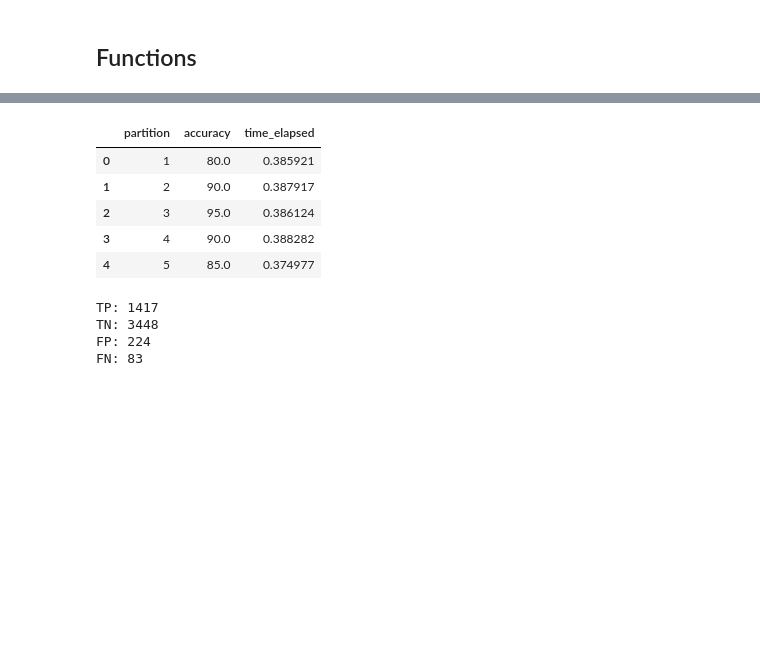
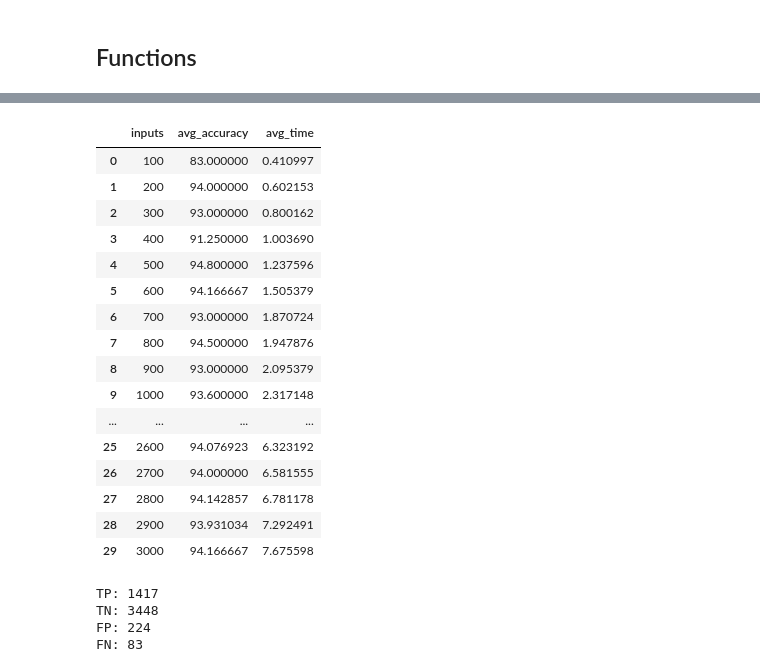
Before and after one commit to Velavee/bayes-spam-filter, a Jupyter notebook: spam-filter.ipynb, the cells around one changed output, grey strips where cells are left out. Saved outputs shown, nothing was run; the diff lists cells and outputs as text; code cells hidden in the pictures; blank space fills up the shorter version.

Commit message:
feat: loop through input sizes in a function

```diff
--- a/spam-filter.ipynb
+++ b/spam-filter.ipynb
@@ -93,6 +93,21 @@ def build_confusion_matrix(data):
             confusion_matrix['result'].append('FP')
 
     return confusion_matrix
+# %%
+def perform_input_experiment(data):
+    experiment_results = { 'inputs': [], 'avg_accuracy': [], 'avg_time':[] }
+
+    for i in range(100,3001,100):
+        email_subset = data.sample(n = i)
+
+        nb_subset = NB_Model(email_subset)
+        subset_run = nb_subset.run_partitions()
+        subset_run_table = pd.DataFrame(data = nb_subset.time_accuracy_results)
+        experiment_results['inputs'].append(i)
+        experiment_results['avg_accuracy'].append(subset_run_table['accuracy'].mean())
+        experiment_results['avg_time'].append(subset_run_table['time_elapsed'].mean())
+
+    return pd.DataFrame(data = experiment_results)
 # %%
 class NB_Model:
     def __init__(self, data):
@@ -227,21 +234,24 @@ STOP WORDS INCLUDED
 # %%
-# Select 100 random emails
-# for i in range(100,3001,100):
-email_subset = df.sample(n = 100)
-
-nb_subset = NB_Model(email_subset)
-subset_run = nb_subset.run_partitions()
-pd.DataFrame(data = nb_subset.time_accuracy_results)
-
-# Run NB_Model
-# Record results noting # of inputs
+input_experiment_results = perform_input_experiment(df)
+input_experiment_results
 # %% [output]
-|  | partition | accuracy | time_elapsed |
-| 0 | 1 | 80.0 | 0.385921 |
-| 1 | 2 | 90.0 | 0.387917 |
-| 2 | 3 | 95.0 | 0.386124 |
-| 3 | 4 | 90.0 | 0.388282 |
-| 4 | 5 | 85.0 | 0.374977 |
+|  | inputs | avg_accuracy | avg_time |
+| 0 | 100 | 83.000000 | 0.410997 |
+| 1 | 200 | 94.000000 | 0.602153 |
+| 2 | 300 | 93.000000 | 0.800162 |
+| 3 | 400 | 91.250000 | 1.003690 |
+| 4 | 500 | 94.800000 | 1.237596 |
+| 5 | 600 | 94.166667 | 1.505379 |
+| 6 | 700 | 93.000000 | 1.870724 |
+| 7 | 800 | 94.500000 | 1.947876 |
+| 8 | 900 | 93.000000 | 2.095379 |
+| 9 | 1000 | 93.600000 | 2.317148 |
+| ... | ... | ... | ... |
+| 25 | 2600 | 94.076923 | 6.323192 |
+| 26 | 2700 | 94.000000 | 6.581555 |
+| 27 | 2800 | 94.142857 | 6.781178 |
+| 28 | 2900 | 93.931034 | 7.292491 |
+| 29 | 3000 | 94.166667 | 7.675598 |
 # %%
 nb_with_stopwords = NB_Model(df)
 
```
Also changed, not shown: parts of 1 cell of this notebook.
